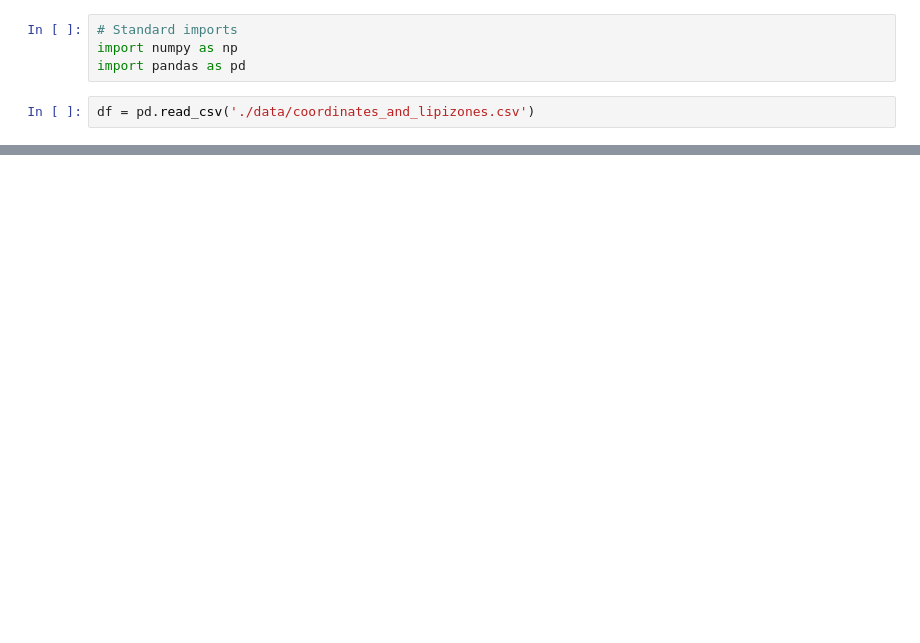
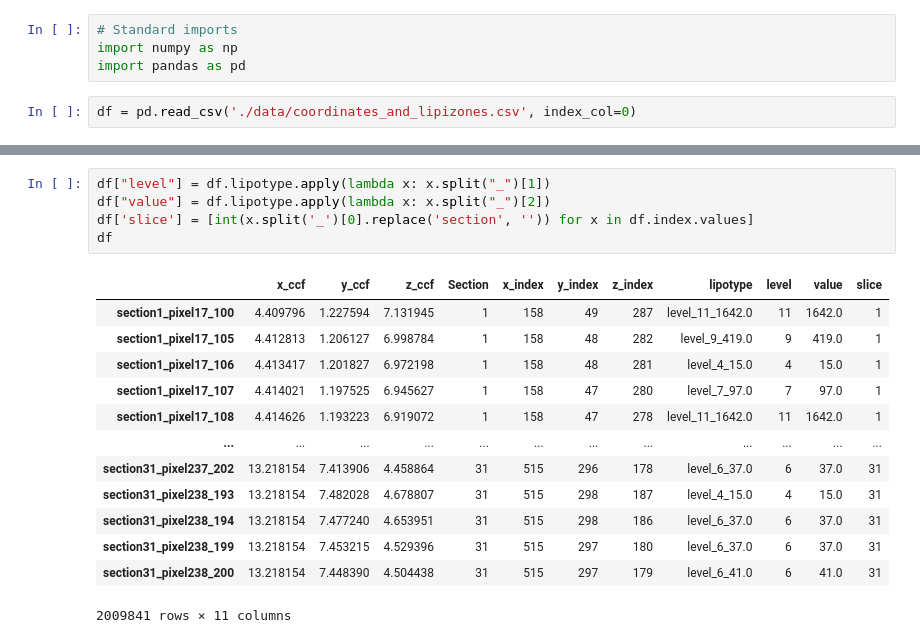
Before and after one commit to yanvow/lbae, a Jupyter notebook: notebooks/lipizones/lipizones.ipynb, the cells around one changed output, grey strips where cells are left out. Saved outputs shown, nothing was run; the diff lists cells and outputs as text; blank space fills up the shorter version.

Commit message:
per lipizones

```diff
--- a/notebooks/lipizones/lipizones.ipynb
+++ b/notebooks/lipizones/lipizones.ipynb
@@ -3,5 +3,5 @@
 import numpy as np
 import pandas as pd
 # %%
-df = pd.read_csv('./data/coordinates_and_lipizones.csv')
+df = pd.read_csv('./data/coordinates_and_lipizones.csv', index_col=0)
 # %%
@@ -26,0 +37,19 @@ list(df['lipotype'].unique())
+# %%
+df["level"] = df.lipotype.apply(lambda x: x.split("_")[1])
+df["value"] = df.lipotype.apply(lambda x: x.split("_")[2])
+df['slice'] = [int(x.split('_')[0].replace('section', '')) for x in df.index.values]
+df
+# %% [output]
+|  | x_ccf | y_ccf | z_ccf | Section | x_index | y_index | z_index | lipotype | level | value | slice |
+| section1_pixel17_100 | 4.409796 | 1.227594 | 7.131945 | 1 | 158 | 49 | 287 | level_11_1642.0 | 11 | 1642.0 | 1 |
+| section1_pixel17_105 | 4.412813 | 1.206127 | 6.998784 | 1 | 158 | 48 | 282 | level_9_419.0 | 9 | 419.0 | 1 |
+| section1_pixel17_106 | 4.413417 | 1.201827 | 6.972198 | 1 | 158 | 48 | 281 | level_4_15.0 | 4 | 15.0 | 1 |
+| section1_pixel17_107 | 4.414021 | 1.197525 | 6.945627 | 1 | 158 | 47 | 280 | level_7_97.0 | 7 | 97.0 | 1 |
+| section1_pixel17_108 | 4.414626 | 1.193223 | 6.919072 | 1 | 158 | 47 | 278 | level_11_1642.0 | 11 | 1642.0 | 1 |
+| ... | ... | ... | ... | ... | ... | ... | ... | ... | ... | ... | ... |
+| section31_pixel237_202 | 13.218154 | 7.413906 | 4.458864 | 31 | 515 | 296 | 178 | level_6_37.0 | 6 | 37.0 | 31 |
+| section31_pixel238_193 | 13.218154 | 7.482028 | 4.678807 | 31 | 515 | 298 | 187 | level_4_15.0 | 4 | 15.0 | 31 |
+| section31_pixel238_194 | 13.218154 | 7.477240 | 4.653951 | 31 | 515 | 298 | 186 | level_6_37.0 | 6 | 37.0 | 31 |
+| section31_pixel238_199 | 13.218154 | 7.453215 | 4.529396 | 31 | 515 | 297 | 180 | level_6_37.0 | 6 | 37.0 | 31 |
+| section31_pixel238_200 | 13.218154 | 7.448390 | 4.504438 | 31 | 515 | 297 | 179 | level_6_41.0 | 6 | 41.0 | 31 |
+2009841 rows × 11 columns
```
Also changed, not shown: parts of 3 cells of this notebook, 7 other files.
